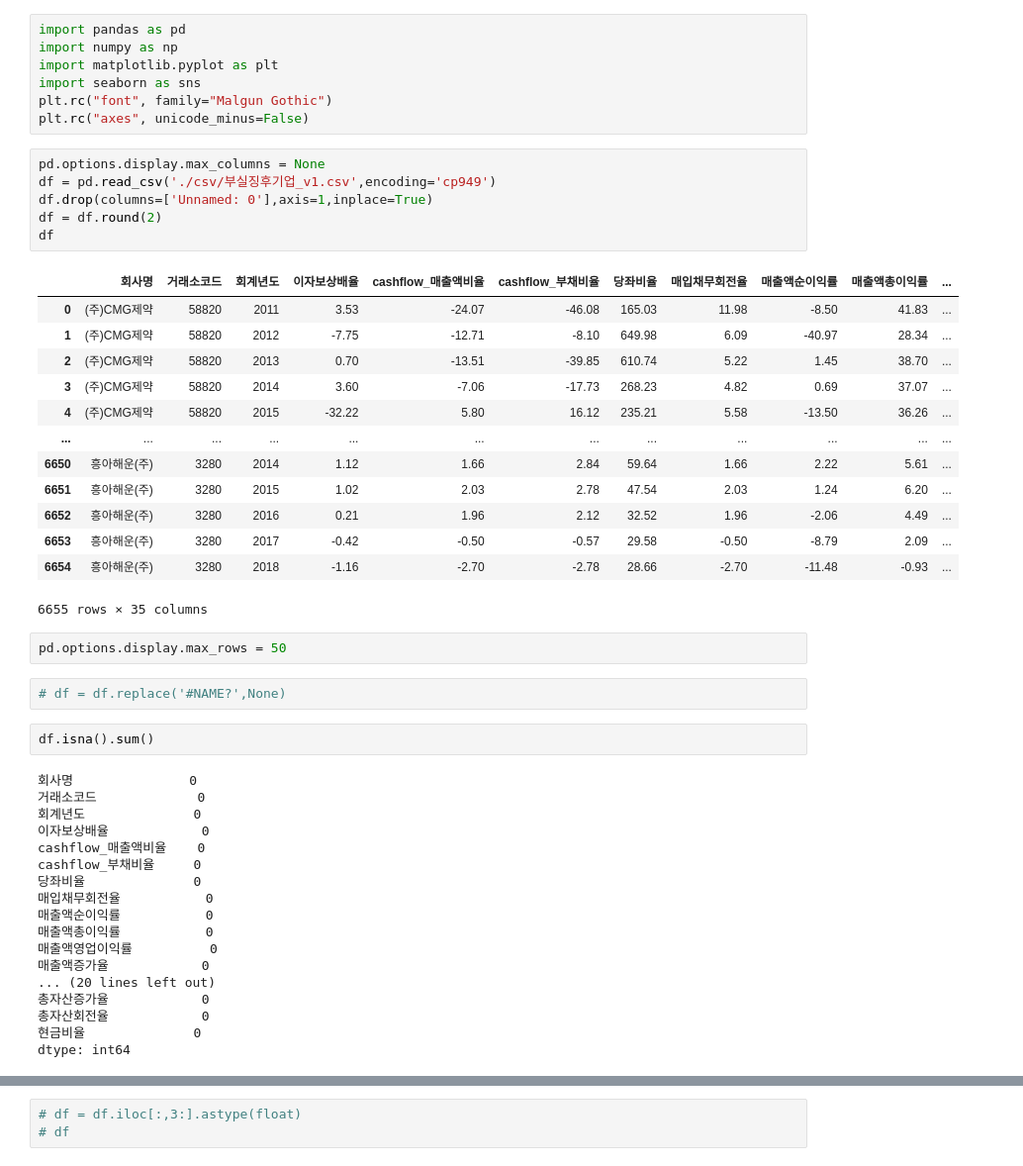
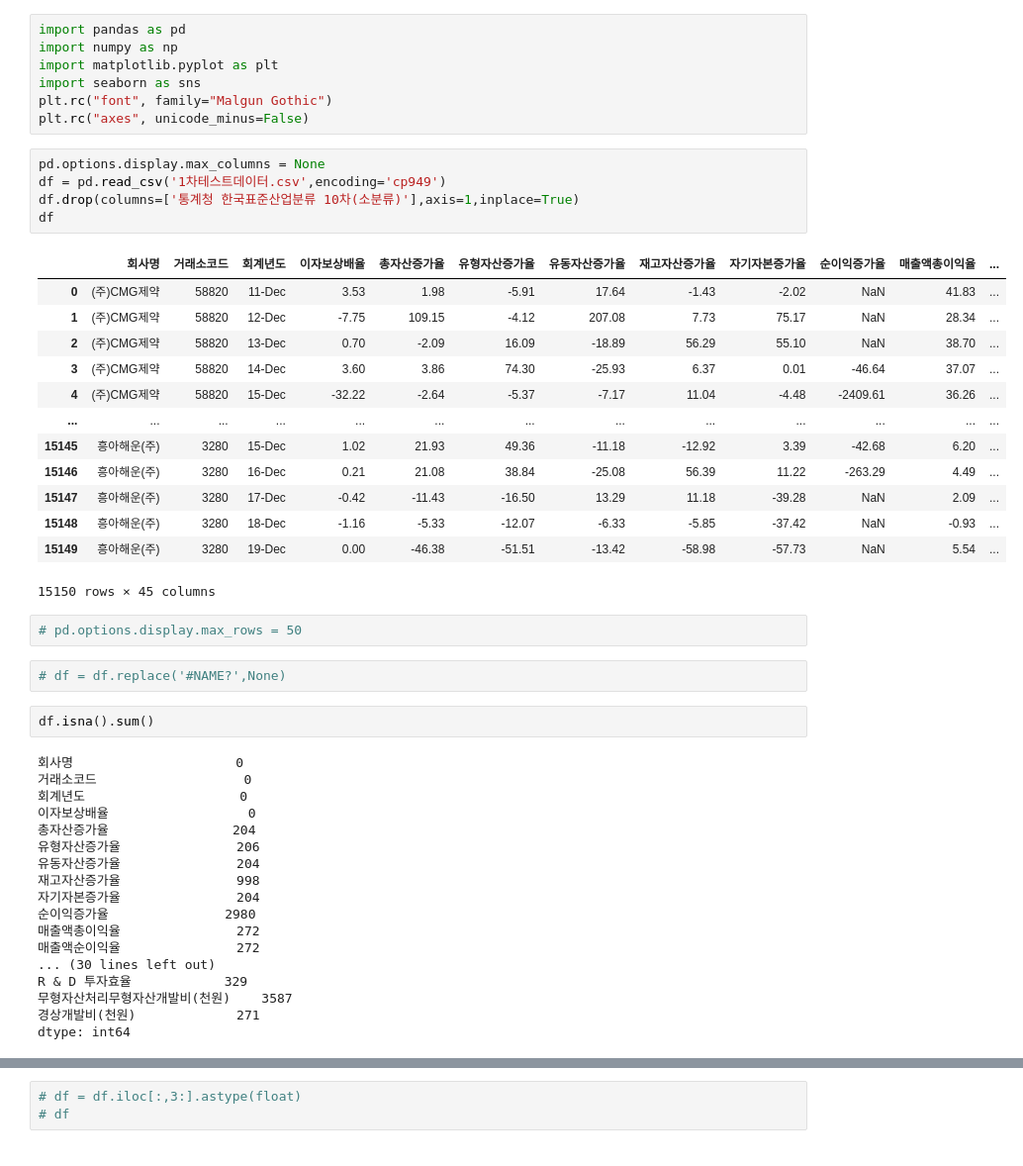
Before and after one commit to Penta-Audit-Technology/jh, a Jupyter notebook: 부실징후기업.ipynb, the cells around one changed output, grey strips where cells are left out. Shown at 99% size. Saved outputs shown, nothing was run; the diff lists cells and outputs as text.

```diff
--- a/부실징후기업.ipynb
+++ b/부실징후기업.ipynb
@@ -7,47 +7,46 @@ plt.rc("font", family="Malgun Gothic")
 plt.rc("axes", unicode_minus=False)
 # %%
 pd.options.display.max_columns = None
-df = pd.read_csv('./csv/부실징후기업_v1.csv',encoding='cp949')
-df.drop(columns=['Unnamed: 0'],axis=1,inplace=True)
-df = df.round(2)
+df = pd.read_csv('1차테스트데이터.csv',encoding='cp949')
+df.drop(columns=['통계청 한국표준산업분류 10차(소분류)'],axis=1,inplace=True)
 df
 # %% [output]
-|  | 회사명 | 거래소코드 | 회계년도 | 이자보상배율 | cashflow_매출액비율 | cashflow_부채비율 | 당좌비율 | 매입채무회전율 | 매출액순이익률 | 매출액총이익률 | ... |
-| 0 | (주)CMG제약 | 58820 | 2011 | 3.53 | -24.07 | -46.08 | 165.03 | 11.98 | -8.50 | 41.83 | ... |
-| 1 | (주)CMG제약 | 58820 | 2012 | -7.75 | -12.71 | -8.10 | 649.98 | 6.09 | -40.97 | 28.34 | ... |
-| 2 | (주)CMG제약 | 58820 | 2013 | 0.70 | -13.51 | -39.85 | 610.74 | 5.22 | 1.45 | 38.70 | ... |
-| 3 | (주)CMG제약 | 58820 | 2014 | 3.60 | -7.06 | -17.73 | 268.23 | 4.82 | 0.69 | 37.07 | ... |
-| 4 | (주)CMG제약 | 58820 | 2015 | -32.22 | 5.80 | 16.12 | 235.21 | 5.58 | -13.50 | 36.26 | ... |
-| ... | ... | ... | ... | ... | ... | ... | ... | ... | ... | ... | ... |
-| 6650 | 흥아해운(주) | 3280 | 2014 | 1.12 | 1.66 | 2.84 | 59.64 | 1.66 | 2.22 | 5.61 | ... |
-| 6651 | 흥아해운(주) | 3280 | 2015 | 1.02 | 2.03 | 2.78 | 47.54 | 2.03 | 1.24 | 6.20 | ... |
-| 6652 | 흥아해운(주) | 3280 | 2016 | 0.21 | 1.96 | 2.12 | 32.52 | 1.96 | -2.06 | 4.49 | ... |
-| 6653 | 흥아해운(주) | 3280 | 2017 | -0.42 | -0.50 | -0.57 | 29.58 | -0.50 | -8.79 | 2.09 | ... |
-| 6654 | 흥아해운(주) | 3280 | 2018 | -1.16 | -2.70 | -2.78 | 28.66 | -2.70 | -11.48 | -0.93 | ... |
+|  | 회사명 | 거래소코드 | 회계년도 | 이자보상배율 | 총자산증가율 | 유형자산증가율 | 유동자산증가율 | 재고자산증가율 | 자기자본증가율 | 순이익증가율 | 매출액총이익율 | ... |
+| 0 | (주)CMG제약 | 58820 | 11-Dec | 3.53 | 1.98 | -5.91 | 17.64 | -1.43 | -2.02 | NaN | 41.83 | ... |
+| 1 | (주)CMG제약 | 58820 | 12-Dec | -7.75 | 109.15 | -4.12 | 207.08 | 7.73 | 75.17 | NaN | 28.34 | ... |
+| 2 | (주)CMG제약 | 58820 | 13-Dec | 0.70 | -2.09 | 16.09 | -18.89 | 56.29 | 55.10 | NaN | 38.70 | ... |
+| 3 | (주)CMG제약 | 58820 | 14-Dec | 3.60 | 3.86 | 74.30 | -25.93 | 6.37 | 0.01 | -46.64 | 37.07 | ... |
+| 4 | (주)CMG제약 | 58820 | 15-Dec | -32.22 | -2.64 | -5.37 | -7.17 | 11.04 | -4.48 | -2409.61 | 36.26 | ... |
+| ... | ... | ... | ... | ... | ... | ... | ... | ... | ... | ... | ... | ... |
+| 15145 | 흥아해운(주) | 3280 | 15-Dec | 1.02 | 21.93 | 49.36 | -11.18 | -12.92 | 3.39 | -42.68 | 6.20 | ... |
+| 15146 | 흥아해운(주) | 3280 | 16-Dec | 0.21 | 21.08 | 38.84 | -25.08 | 56.39 | 11.22 | -263.29 | 4.49 | ... |
+| 15147 | 흥아해운(주) | 3280 | 17-Dec | -0.42 | -11.43 | -16.50 | 13.29 | 11.18 | -39.28 | NaN | 2.09 | ... |
+| 15148 | 흥아해운(주) | 3280 | 18-Dec | -1.16 | -5.33 | -12.07 | -6.33 | -5.85 | -37.42 | NaN | -0.93 | ... |
+| 15149 | 흥아해운(주) | 3280 | 19-Dec | 0.00 | -46.38 | -51.51 | -13.42 | -58.98 | -57.73 | NaN | 5.54 | ... |
-6655 rows × 35 columns
+15150 rows × 45 columns
 # %%
-pd.options.display.max_rows = 50
+# pd.options.display.max_rows = 50
 # %%
 # df = df.replace('#NAME?',None)
 # %%
 df.isna().sum()
 # %% [output]
-회사명               0
-거래소코드             0
-회계년도              0
-이자보상배율            0
-cashflow_매출액비율    0
-cashflow_부채비율     0
-당좌비율              0
-매입채무회전율           0
-매출액순이익률           0
-매출액총이익률           0
-매출액영업이익률          0
-매출액증가율            0
-... (20 lines left out)
-총자산증가율            0
-총자산회전율            0
-현금비율              0
+회사명                     0
+거래소코드                   0
+회계년도                    0
+이자보상배율                  0
+총자산증가율                204
+유형자산증가율               206
+유동자산증가율               204
+재고자산증가율               998
+자기자본증가율               204
+순이익증가율               2980
+매출액총이익율               272
+매출액순이익율               272
+... (30 lines left out)
+R & D 투자효율            329
+무형자산처리무형자산개발비(천원)    3587
+경상개발비(천원)             271
 dtype: int64
 # %%
 df.info()
```
Also changed, not shown: parts of 17 cells of this notebook, 15 other files.
